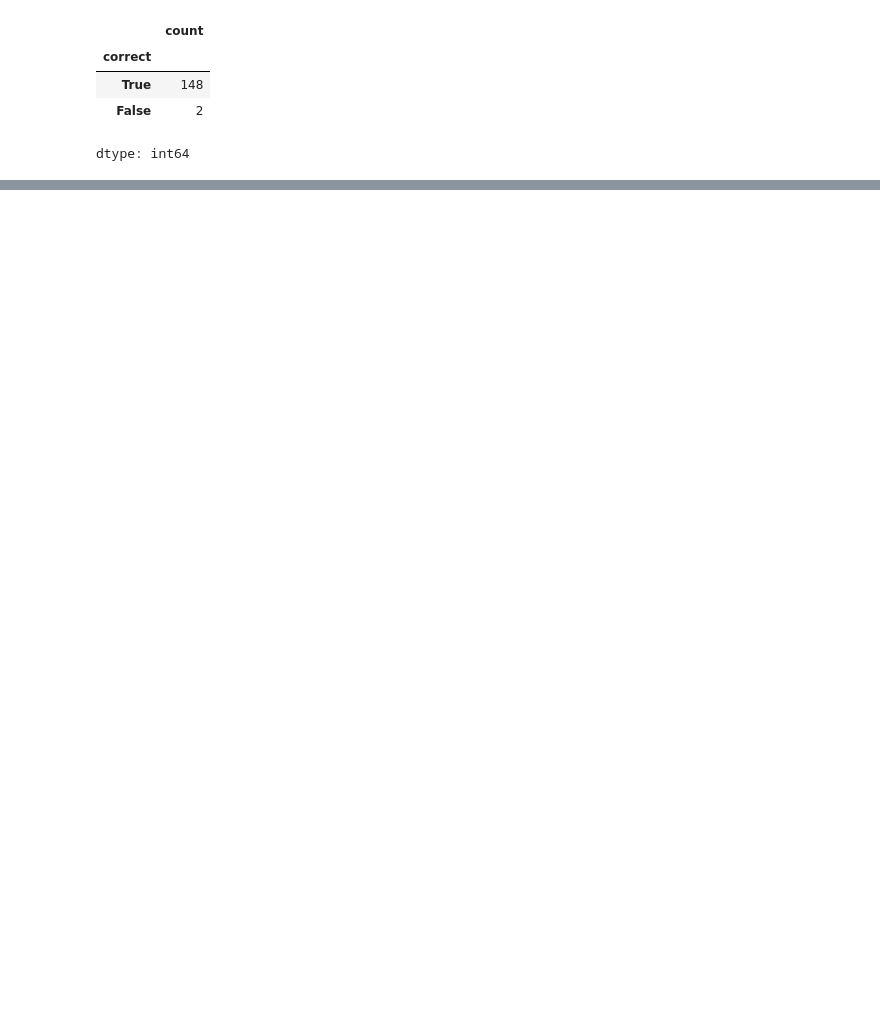
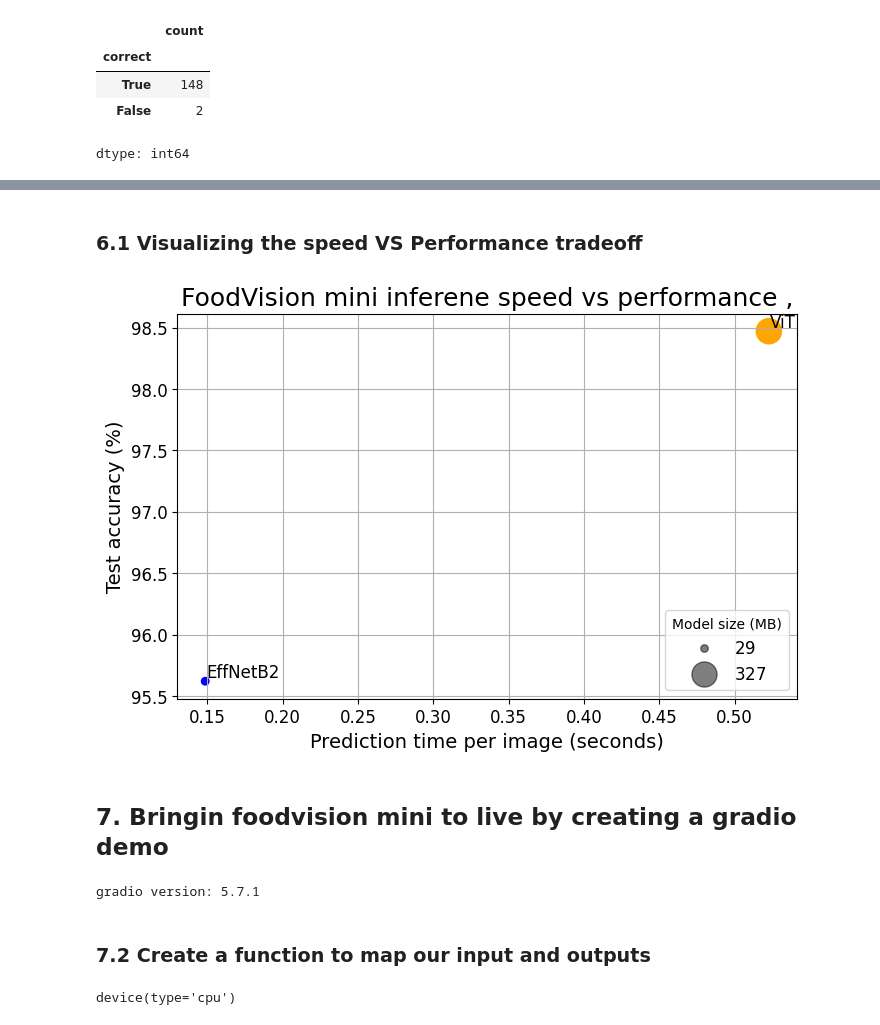
Before and after one commit to dileep9968/pytorch, a Jupyter notebook: 09_pytorch_model_deployment.ipynb, the cells around one changed output, grey strips where cells are left out. Saved outputs shown, nothing was run; the diff lists cells and outputs as text; code cells hidden in the pictures; blank space fills up the shorter version.

```diff
--- a/09_pytorch_model_deployment.ipynb
+++ b/09_pytorch_model_deployment.ipynb
@@ -467,3 +467,5 @@ Effnet avergage time per prediction: 0.0964
+# %%
+effnetb2_stats['time_per_pred_cpu']=effnetb2_avg_time_per_pred
 # %% [markdown]
 ### 5.3 Making and timing preditions with ViT
 # %%
@@ -514,0 +517,3 @@ ViT avergage time per prediction: 0.4307
+# %%
+# Add avg time per prediction to ViT stats
+vit_stats['time_per_pred_cpu']=vit_avg_time_per_pred
@@ -514,0 +522,11 @@ ViT avergage time per prediction: 0.4307
+# %%
+# turn stat dictionaries into dataframe
+df = pd.DataFrame(data = [effnetb2_stats, vit_stats])
+
+# Add column for model names
+df['model']=['EffNetB2', 'ViT']
+
+# Convert acc to percentage
+
+df['test_acc']=round(df.test_acc*100,2)
+df
@@ -514,0 +543,53 @@ ViT avergage time per prediction: 0.4307
+# %% [markdown]
+### 6.1 Visualizing the speed VS Performance tradeoff
+# %%
+import matplotlib.pyplot as plt
+fig, ax = plt.subplots(figsize=(8,5))
+scatter = ax.scatter(data=df,
+                     x = 'time_per_pred_cpu',
+                     y='test_acc',
+                     c=['blue', 'orange'],
+                     s='model_size (MB)')
+
+# 2. Add titles and labels to make our plot look good
+ax.set_title('FoodVision mini inferene speed vs performance ,', fontsize=18)
+ax.set_xlabel('Prediction time per image (seconds)', fontsize=14)
+ax.set_ylabel('Test accuracy (%)', fontsize=14)
+ax.tick_params(axis='both', labelsize=12)
+ax.grid(True)
+
+
+for i, row in df.iterrows():
+    ax.annotate(text=row['model'],
+                xy=(row['time_per_pred_cpu']+0.0006, row['test_acc']+0.03),
+                size=12)
+
+handles, labels = scatter.legend_elements(prop="sizes", alpha=0.5)
+model_size_legend =ax.legend(handles, labels, loc = 'lower right',
+          title = 'Model size (MB)',
+          fontsize=12)
+# %% [output]
+[figure, added]
+# %% [markdown]
+## 7. Bringin foodvision mini to live by creating a gradio demo
+# %%
+try:
+  import gradio as gr
+except:
+  !pip -q install gradio
+  import gradio as gr
+
+print(f'gradio version: {gr.__version__}')
+# %% [output]
+gradio version: 5.7.1
+# %% [markdown]
+### 7.2  Create a function to map our input and outputs
+# %%
+## put our model on the cpu
+
+effnetb2 = effnetb2.to('cpu')
+
+# check the device
+next(iter(effnetb2.parameters())).device
+# %% [output]
+device(type='cpu')
```
Also changed, not shown: parts of 17 cells of this notebook.
